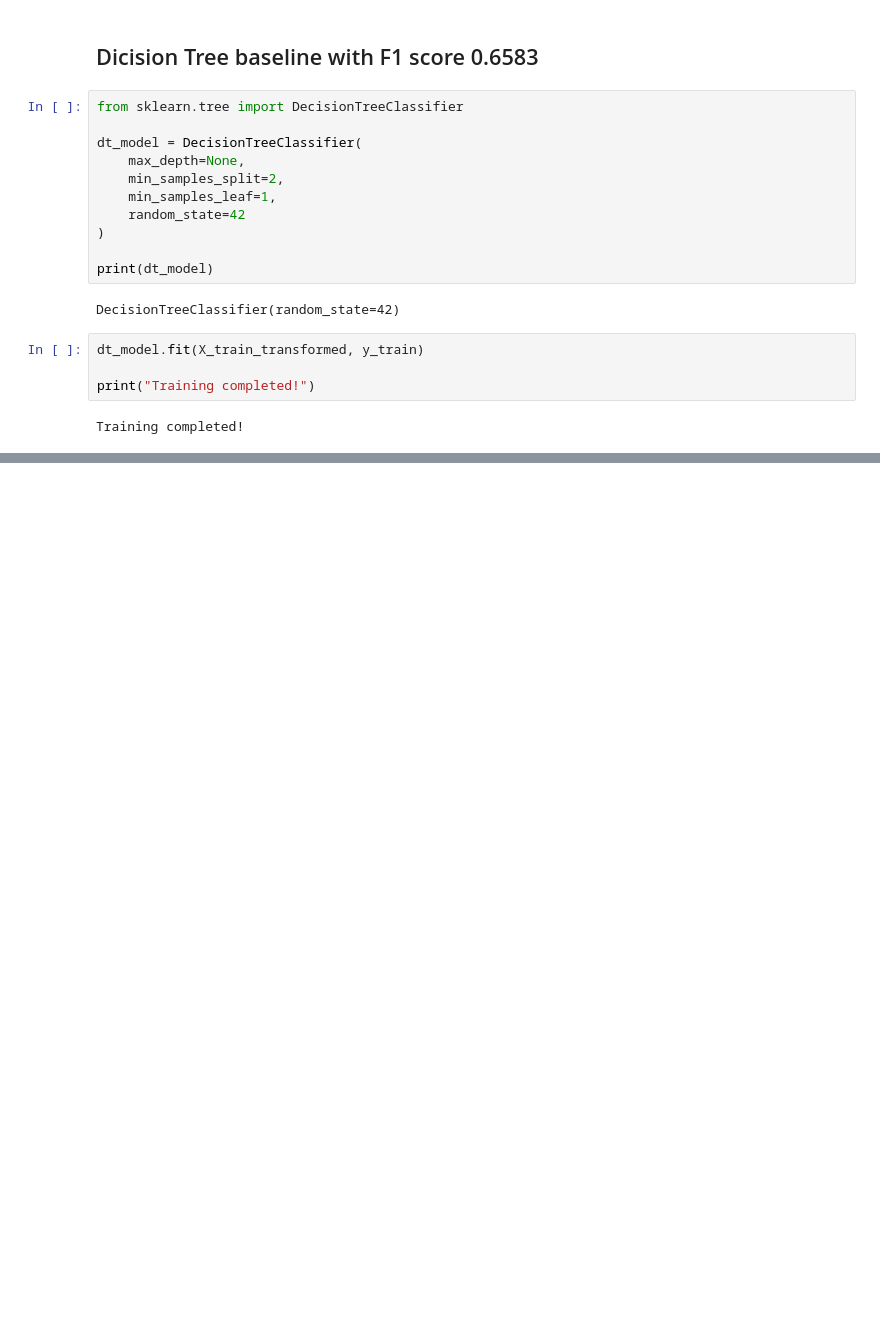
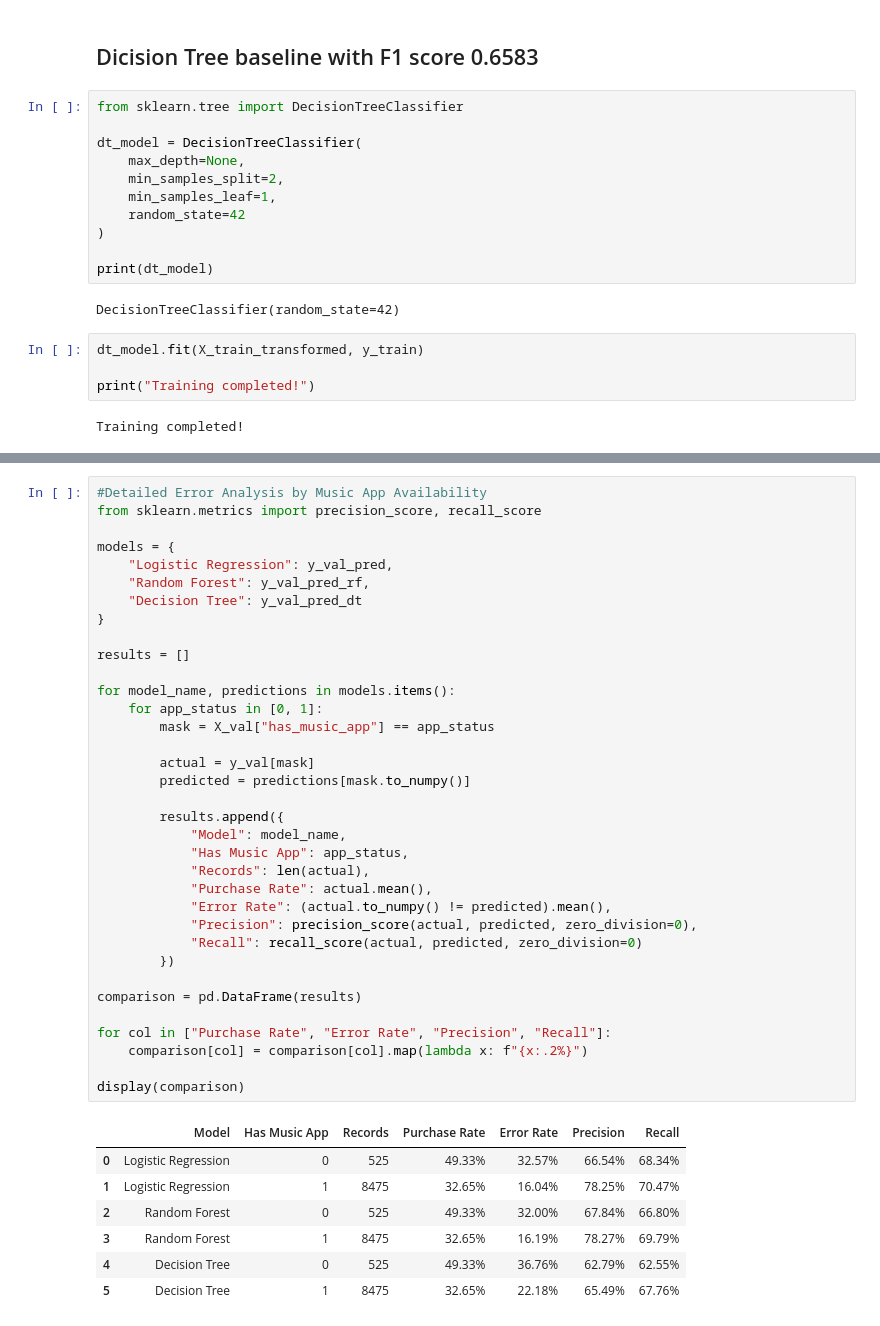
Before and after one commit to tanishka-p0024/DSBA-M1-Data-Challenge, a Jupyter notebook: notebooks/04_data_Modeling.ipynb, the cells around one changed output, grey strips where cells are left out. Drawn from its saved outputs; the diff is of its cells as text; blank space fills up the shorter version.

```diff
--- a/notebooks/04_data_Modeling.ipynb
+++ b/notebooks/04_data_Modeling.ipynb
@@ -542,0 +609,43 @@ plt.show()
+# %%
+#Detailed Error Analysis by Music App Availability
+from sklearn.metrics import precision_score, recall_score
+
+models = {
+    "Logistic Regression": y_val_pred,
+    "Random Forest": y_val_pred_rf,
+    "Decision Tree": y_val_pred_dt
+}
+
+results = []
+
+for model_name, predictions in models.items():
+    for app_status in [0, 1]:
+        mask = X_val["has_music_app"] == app_status
+
+        actual = y_val[mask]
+        predicted = predictions[mask.to_numpy()]
+
+        results.append({
+            "Model": model_name,
+            "Has Music App": app_status,
+            "Records": len(actual),
+            "Purchase Rate": actual.mean(),
+            "Error Rate": (actual.to_numpy() != predicted).mean(),
+            "Precision": precision_score(actual, predicted, zero_division=0),
+            "Recall": recall_score(actual, predicted, zero_division=0)
+        })
+
+comparison = pd.DataFrame(results)
+
+for col in ["Purchase Rate", "Error Rate", "Precision", "Recall"]:
+    comparison[col] = comparison[col].map(lambda x: f"{x:.2%}")
+
+display(comparison)
+# %% [output]
+|  | Model | Has Music App | Records | Purchase Rate | Error Rate | Precision | Recall |
+| 0 | Logistic Regression | 0 | 525 | 49.33% | 32.57% | 66.54% | 68.34% |
+| 1 | Logistic Regression | 1 | 8475 | 32.65% | 16.04% | 78.25% | 70.47% |
+| 2 | Random Forest | 0 | 525 | 49.33% | 32.00% | 67.84% | 66.80% |
+| 3 | Random Forest | 1 | 8475 | 32.65% | 16.19% | 78.27% | 69.79% |
+| 4 | Decision Tree | 0 | 525 | 49.33% | 36.76% | 62.79% | 62.55% |
+| 5 | Decision Tree | 1 | 8475 | 32.65% | 22.18% | 65.49% | 67.76% |
```
Also changed, not shown: parts of 10 cells of this notebook, 1 other file.
